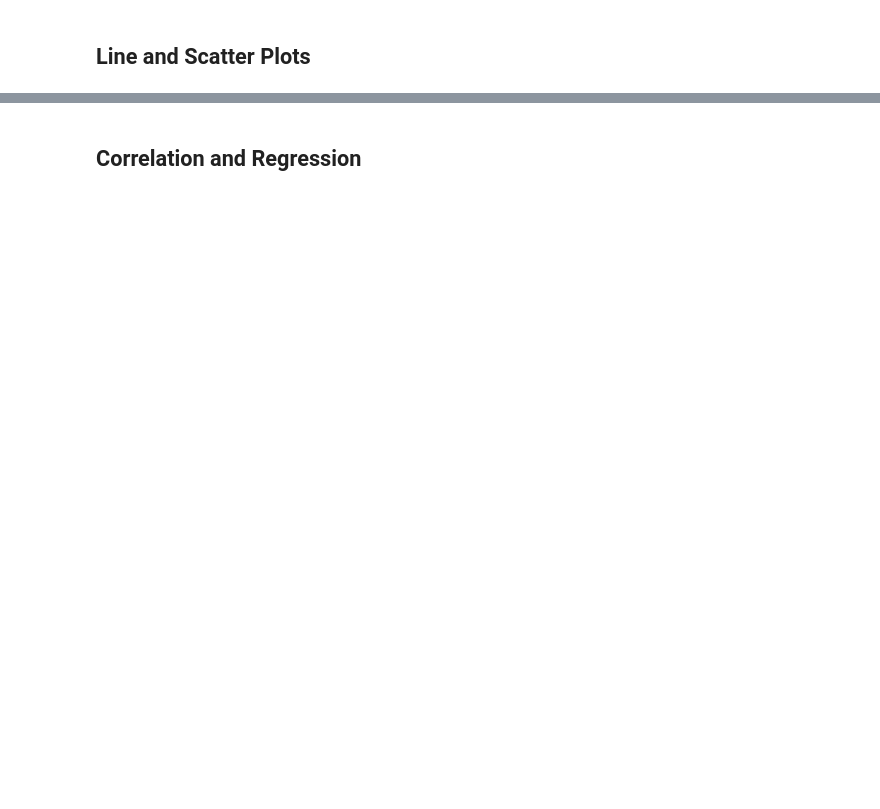
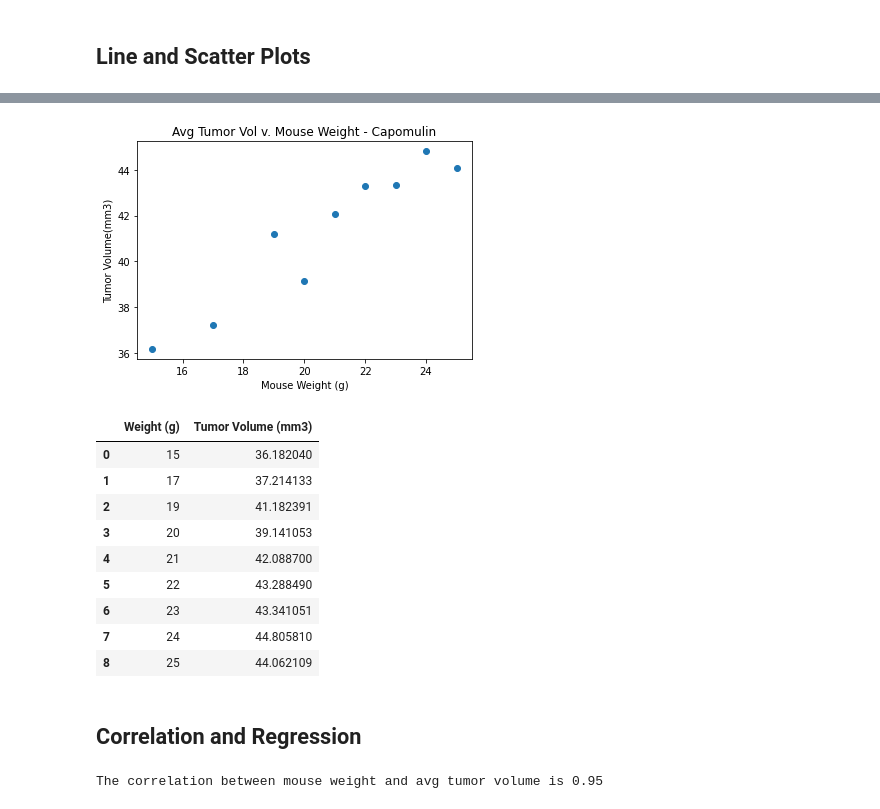
Before and after one commit to knovak574/matplotlib-homework, a Jupyter notebook: pymaceuticals_notebook.ipynb, the cells around one changed output, grey strips where cells are left out. Cells and saved outputs as stored; diff of their text form; code cells hidden in the pictures; blank space fills up the shorter version.

```diff
--- a/pymaceuticals_notebook.ipynb
+++ b/pymaceuticals_notebook.ipynb
@@ -335,5 +339,34 @@ plt.show()
+# %%
+# Generate a scatter plot of average tumor volume vs. mouse weight for the Capomulin regimen
+capomulin_df = clean_full_dataset_df.loc[clean_full_dataset_df["Drug Regimen"]=="Capomulin"]
+#capomulin_df
+capomulin_mice_by_weight = capomulin_df.groupby(["Weight (g)"], as_index=False)
+capomulin_mice_by_weight
+avg_tumor = capomulin_mice_by_weight["Tumor Volume (mm3)"].mean()
+plt.scatter(avg_tumor['Weight (g)'], avg_tumor['Tumor Volume (mm3)'])
+plt.xlabel("Mouse Weight (g)")
+plt.ylabel("Tumor Volume(mm3)")
+plt.title("Avg Tumor Vol v. Mouse Weight - Capomulin")
+plt.show()
+avg_tumor
+# %% [output]
+[figure, added]
+|  | Weight (g) | Tumor Volume (mm3) |
+| 0 | 15 | 36.182040 |
+| 1 | 17 | 37.214133 |
+| 2 | 19 | 41.182391 |
+| 3 | 20 | 39.141053 |
+| 4 | 21 | 42.088700 |
+| 5 | 22 | 43.288490 |
+| 6 | 23 | 43.341051 |
+| 7 | 24 | 44.805810 |
+| 8 | 25 | 44.062109 |
 # %% [markdown]
 ## Correlation and Regression
 # %%
 # Calculate the correlation coefficient and linear regression model
 # for mouse weight and average tumor volume for the Capomulin regimen
+correlation = st.pearsonr(avg_tumor['Weight (g)'], avg_tumor['Tumor Volume (mm3)'])
+print(f"The correlation between mouse weight and avg tumor volume is {round(correlation[0],2)}")
+# %% [output]
+The correlation between mouse weight and avg tumor volume is 0.95
```
Also changed, not shown: parts of 6 cells of this notebook.
